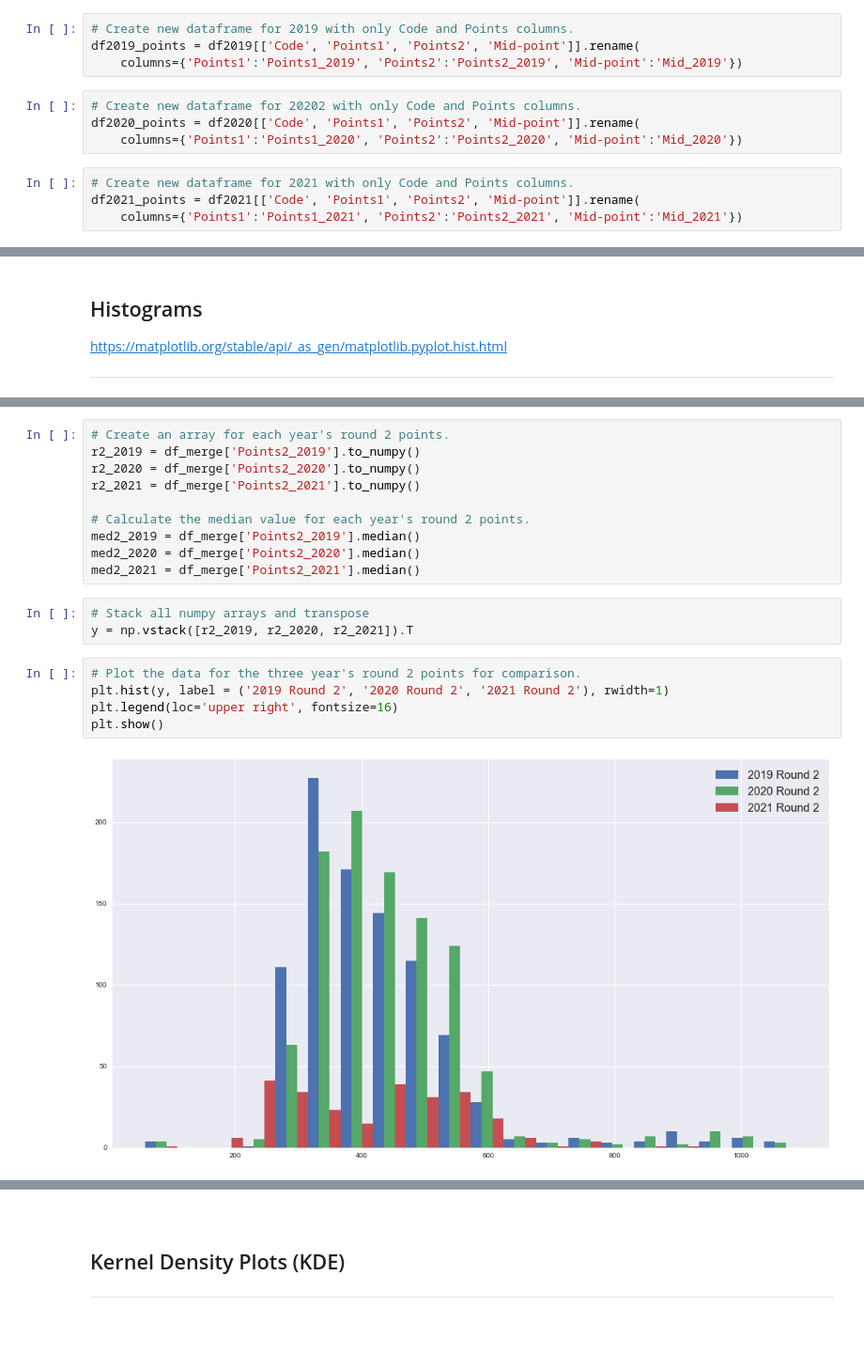
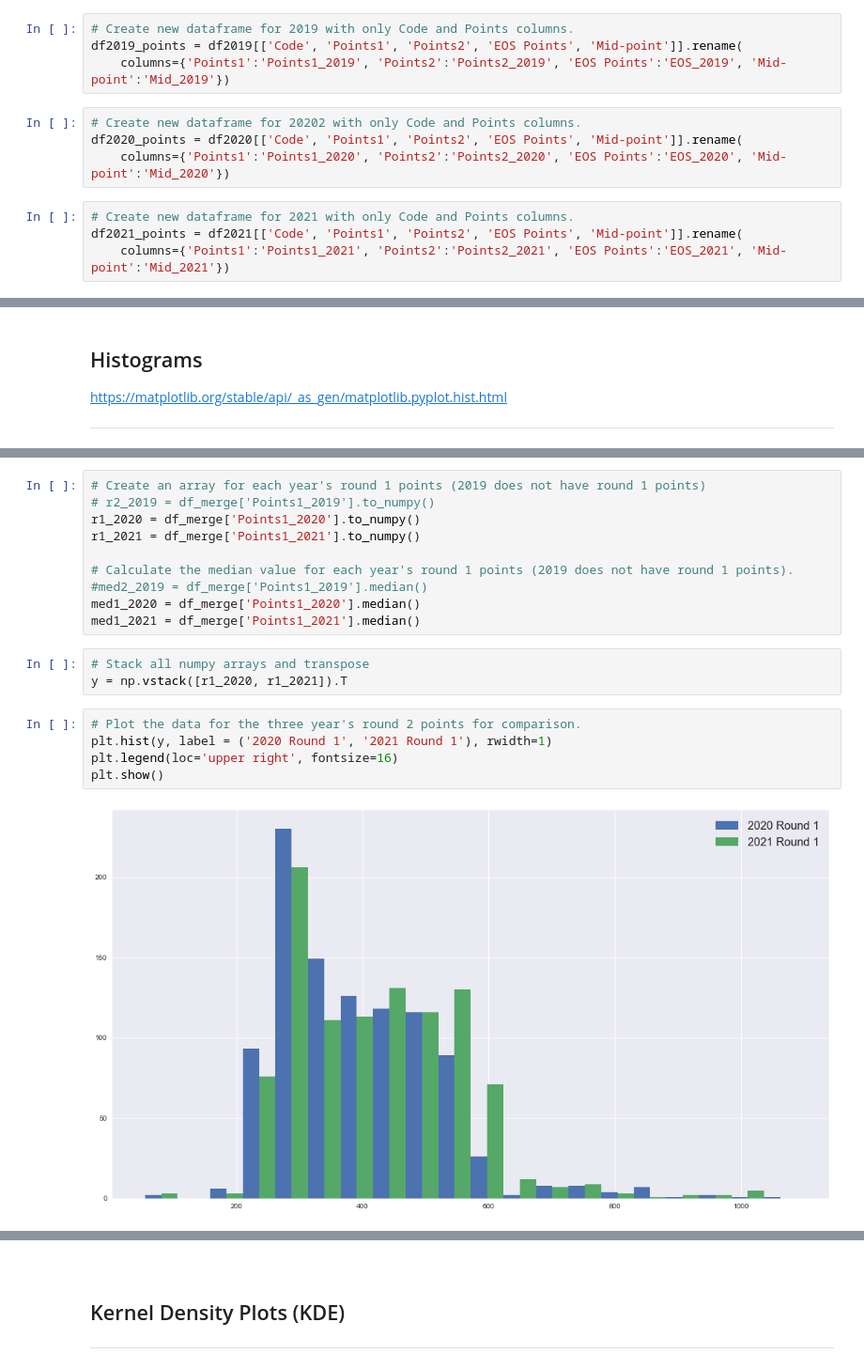
Before and after one commit to Sam-Tracey/Fundamentals-of-Data-Analysis, a Jupyter notebook: cao.ipynb, the cells around one changed output, grey strips where cells are left out. Shown at 94% size. Cells and saved outputs as stored; diff of their text form; blank space fills up the shorter version.

Commit message:
Updated histograms, KDE and QQ plots for new dataset

```diff
--- a/cao.ipynb
+++ b/cao.ipynb
@@ -531,15 +521,15 @@ KeyError: "['Points1' 'Points2' 'Mid-point' 'Year'] not found in axis"
 # %%
 # Create new dataframe for 2019 with only Code and Points columns.
-df2019_points = df2019[['Code', 'Points1', 'Points2', 'Mid-point']].rename(
-    columns={'Points1':'Points1_2019', 'Points2':'Points2_2019', 'Mid-point':'Mid_2019'})
+df2019_points = df2019[['Code', 'Points1', 'Points2', 'EOS Points', 'Mid-point']].rename(
+    columns={'Points1':'Points1_2019', 'Points2':'Points2_2019', 'EOS Points':'EOS_2019', 'Mid-point':'Mid_2019'})
 # %%
 # Create new dataframe for 20202 with only Code and Points columns.
-df2020_points = df2020[['Code', 'Points1', 'Points2', 'Mid-point']].rename(
-    columns={'Points1':'Points1_2020', 'Points2':'Points2_2020', 'Mid-point':'Mid_2020'})
+df2020_points = df2020[['Code', 'Points1', 'Points2', 'EOS Points', 'Mid-point']].rename(
+    columns={'Points1':'Points1_2020', 'Points2':'Points2_2020', 'EOS Points':'EOS_2020', 'Mid-point':'Mid_2020'})
 # %%
 # Create new dataframe for 2021 with only Code and Points columns.
-df2021_points = df2021[['Code', 'Points1', 'Points2', 'Mid-point']].rename(
-    columns={'Points1':'Points1_2021', 'Points2':'Points2_2021', 'Mid-point':'Mid_2021'})
+df2021_points = df2021[['Code', 'Points1', 'Points2', 'EOS Points', 'Mid-point']].rename(
+    columns={'Points1':'Points1_2021', 'Points2':'Points2_2021', 'EOS Points':'EOS_2021', 'Mid-point':'Mid_2021'})
 # %%
 # Use Pandas merge function to join all tables in one line of code.
 """ I found this much more efficient than the method shown in the
@@ -734,21 +773,21 @@ plt.show()
 # %%
-# Create an array for each year's round 2 points.
-r2_2019 = df_merge['Points2_2019'].to_numpy()
-r2_2020 = df_merge['Points2_2020'].to_numpy()
-r2_2021 = df_merge['Points2_2021'].to_numpy()
+# Create an array for each year's round 1 points (2019 does not have round 1 points)
+# r2_2019 = df_merge['Points1_2019'].to_numpy()
+r1_2020 = df_merge['Points1_2020'].to_numpy()
+r1_2021 = df_merge['Points1_2021'].to_numpy()
 
-# Calculate the median value for each year's round 2 points.
-med2_2019 = df_merge['Points2_2019'].median()
-med2_2020 = df_merge['Points2_2020'].median()
-med2_2021 = df_merge['Points2_2021'].median()
+# Calculate the median value for each year's round 1 points (2019 does not have round 1 points).
+#med2_2019 = df_merge['Points1_2019'].median()
+med1_2020 = df_merge['Points1_2020'].median()
+med1_2021 = df_merge['Points1_2021'].median()
 # %%
 # Stack all numpy arrays and transpose
-y = np.vstack([r2_2019, r2_2020, r2_2021]).T
+y = np.vstack([r1_2020, r1_2021]).T
 # %%
 # Plot the data for the three year's round 2 points for comparison.
-plt.hist(y, label = ('2019 Round 2', '2020 Round 2', '2021 Round 2'), rwidth=1)
+plt.hist(y, label = ('2020 Round 1', '2021 Round 1'), rwidth=1)
 plt.legend(loc='upper right', fontsize=16)
 plt.show()
 # %% [output]
-[figure, old version]
+[figure, new version]
 # %%
```
Also changed, not shown: parts of 74 cells of this notebook, 12 other files.
